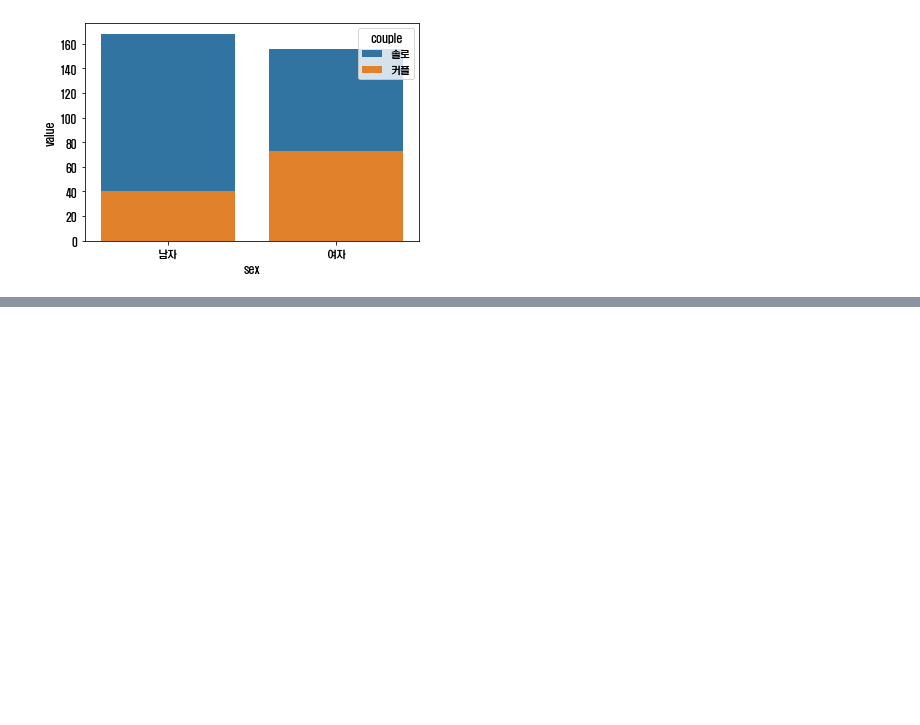
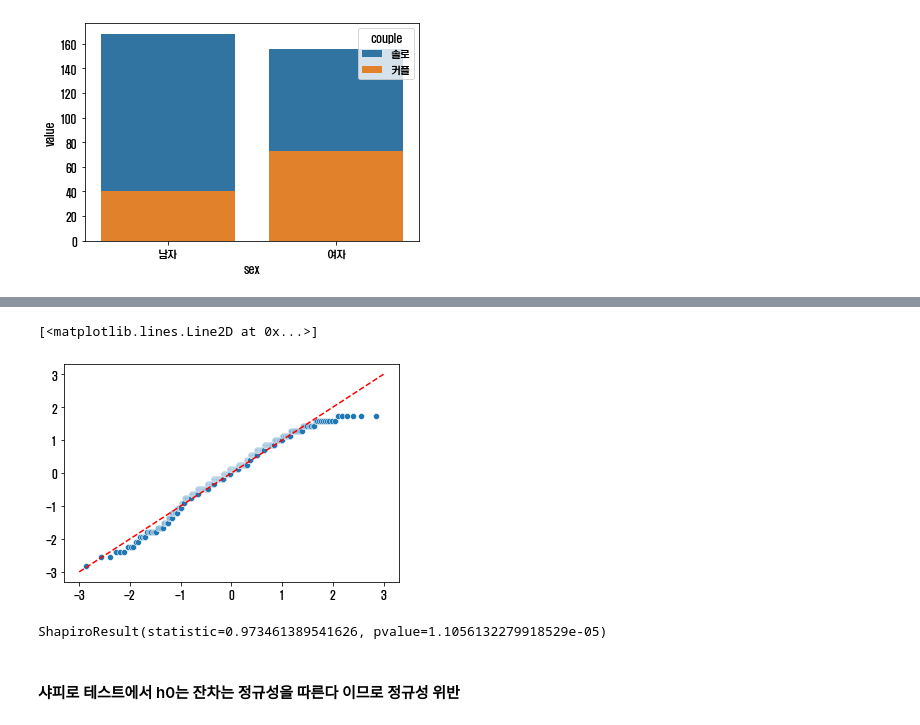
Before and after one commit to kyunleader/-, a Jupyter notebook: 3강 강의자료.ipynb, the cells around one changed output, grey strips where cells are left out. Cells and saved outputs as stored; diff of their text form; code cells hidden in the pictures; blank space fills up the shorter version.

```diff
--- a/3강 강의자료.ipynb
+++ b/3강 강의자료.ipynb
@@ -234,0 +294,20 @@ plt.show()
+# %%
+fitted = model.predict(data_w['NO2(ppm)'])
+# %%
+residual = data_w['NO2(ppm)'] - fitted
+# %%
+sr = scipy.stats.zscore(residual)
+# %%
+(x,y),_ = scipy.stats.probplot(sr)
+# %%
+sns.scatterplot(x,y)
+plt.plot([-3,3],[-3,3],'--', color='red')
+# %% [output]
+[<matplotlib.lines.Line2D at 0x...>]
+[figure, added]
+# %%
+scipy.stats.shapiro(residual)
+# %% [output]
+ShapiroResult(statistic=0.973461389541626, pvalue=1.1056132279918529e-05)
+# %% [markdown]
+#### 샤피로 테스트에서 h0는 잔차는 정규성을 따른다 이므로 정규성 위반
```
Also changed, not shown: parts of 18 cells of this notebook.
